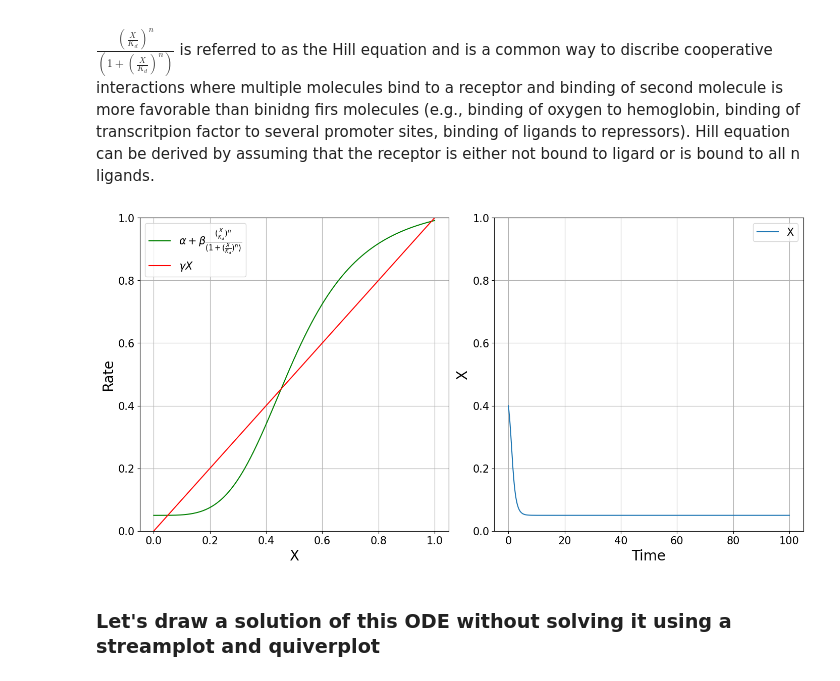
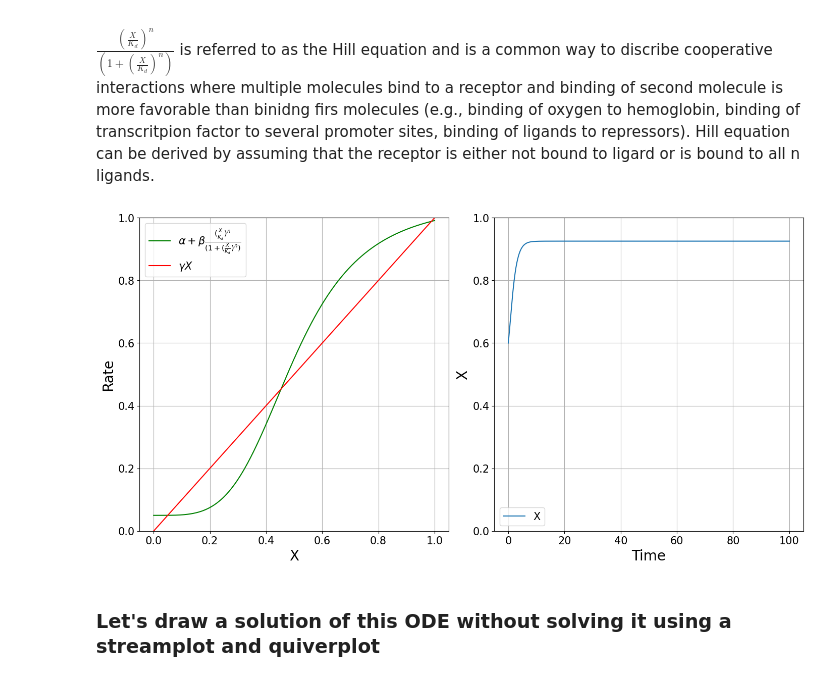
Before and after one commit to IB120-201-CCB210/Spring2025, a Jupyter notebook: Titov_Jupyter_Notebooks/Lecture_6_TFs_with_memory.ipynb, the cells around one changed output. Cells and saved outputs as stored; diff of their text form; code cells hidden in the pictures.

```diff
--- a/Titov_Jupyter_Notebooks/Lecture_6_TFs_with_memory.ipynb
+++ b/Titov_Jupyter_Notebooks/Lecture_6_TFs_with_memory.ipynb
@@ -155,41 +155,41 @@ def Positive_Autoregulation(t, y):
     return dXdt
 
 
-initial_condition = [0.4]
+initial_condition = [0.6]
 tspan = [0, 100]
 soln = solve_ivp(
     Positive_Autoregulation,
     tspan,
     initial_condition,
     t_eval=np.linspace(0, tspan[1], 1000),
     method="LSODA",
 )
 X_range = np.linspace(0, 1, 1000)
 fig, axs = plt.subplots(
     nrows=1, ncols=2, figsize=(14, 7), dpi=100, constrained_layout=True
 )
 axs[0].plot(
     X_range,
     α + β * ((X_range / Kd) ** n / (1 + (X_range / Kd) ** n)),
     label=r"$\alpha + \beta \frac{(\frac{X}{K_d})^n}{(1 + (\frac{X}{K_d})^n)}$",
     c="green"
 )
 axs[0].plot(X_range, γ * X_range, label=r"$\gamma X$", c="red")
 axs[0].set_xlabel("X", fontsize=20)
 axs[0].set_ylabel("Rate", fontsize=20)
 
 axs[1].plot(soln.t, soln.y[0], label="X")
 axs[1].set_xlabel("Time", fontsize=20)
 axs[1].set_ylabel("X", fontsize=20)
 
 for ax in axs:
     ax.tick_params(labelsize=15)
     # ax.set_xlim(0,1)
     ax.set_ylim(0,1)
     ax.grid()
     ax.legend(fontsize=15)
 # %% [output]
-[figure, old version]
+[figure, new version]
 # %% [markdown]
 ### Let's draw a solution of this ODE without solving it using a streamplot and quiverplot
 # %%
```
Also changed, not shown: parts of 1 cell of this notebook, 1 other file.
